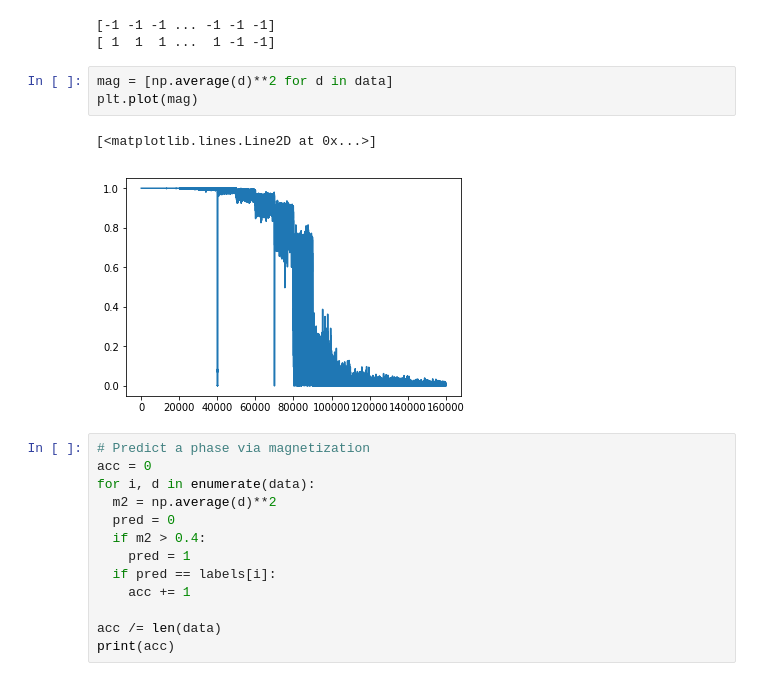
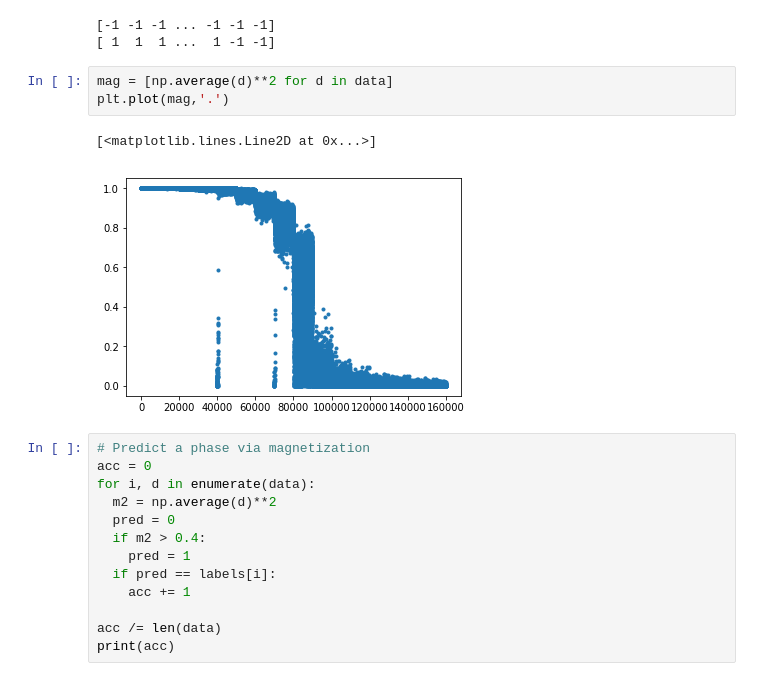
Before and after one commit to shirai708/qiita, a Jupyter notebook: predict_ising/predict_ising.ipynb, the cells around one changed output. Cells and saved outputs as stored; diff of their text form.

```diff
--- a/predict_ising/predict_ising.ipynb
+++ b/predict_ising/predict_ising.ipynb
@@ -39,10 +39,10 @@ print(data[-1])
 [ 1  1  1 ...  1 -1 -1]
 # %%
 mag = [np.average(d)**2 for d in data]
-plt.plot(mag)
+plt.plot(mag,'.')
 # %% [output]
 [<matplotlib.lines.Line2D at 0x...>]
-[figure, old version]
+[figure, new version]
 # %%
 # Predict a phase via magnetization
 acc = 0
```
